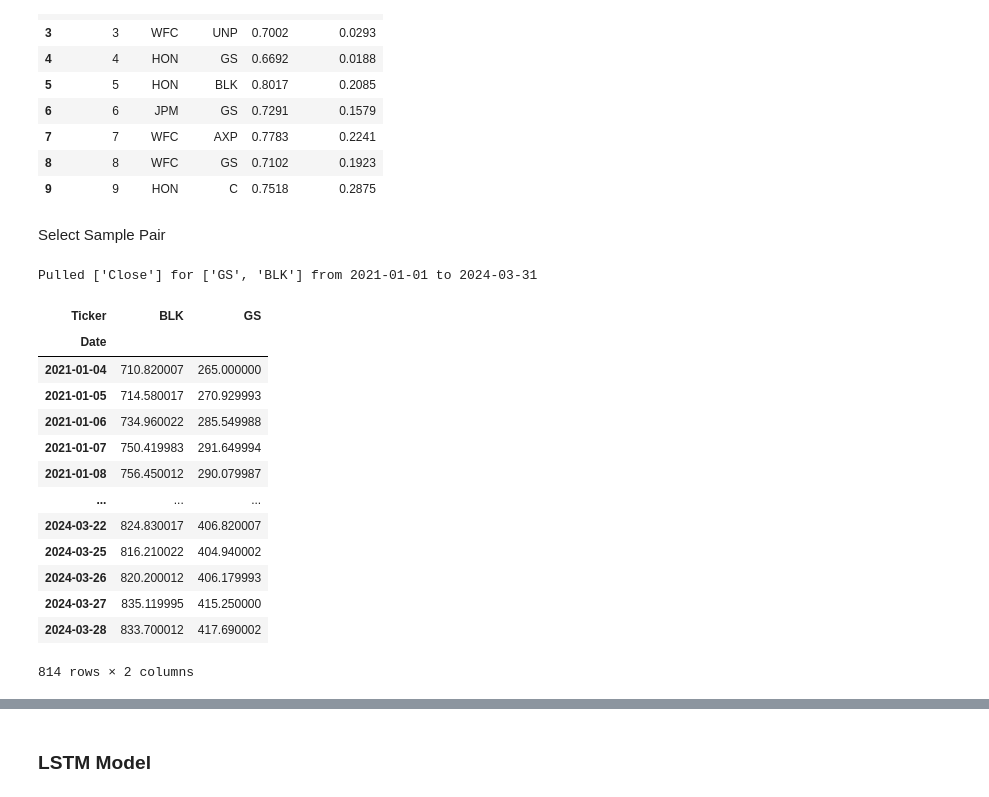
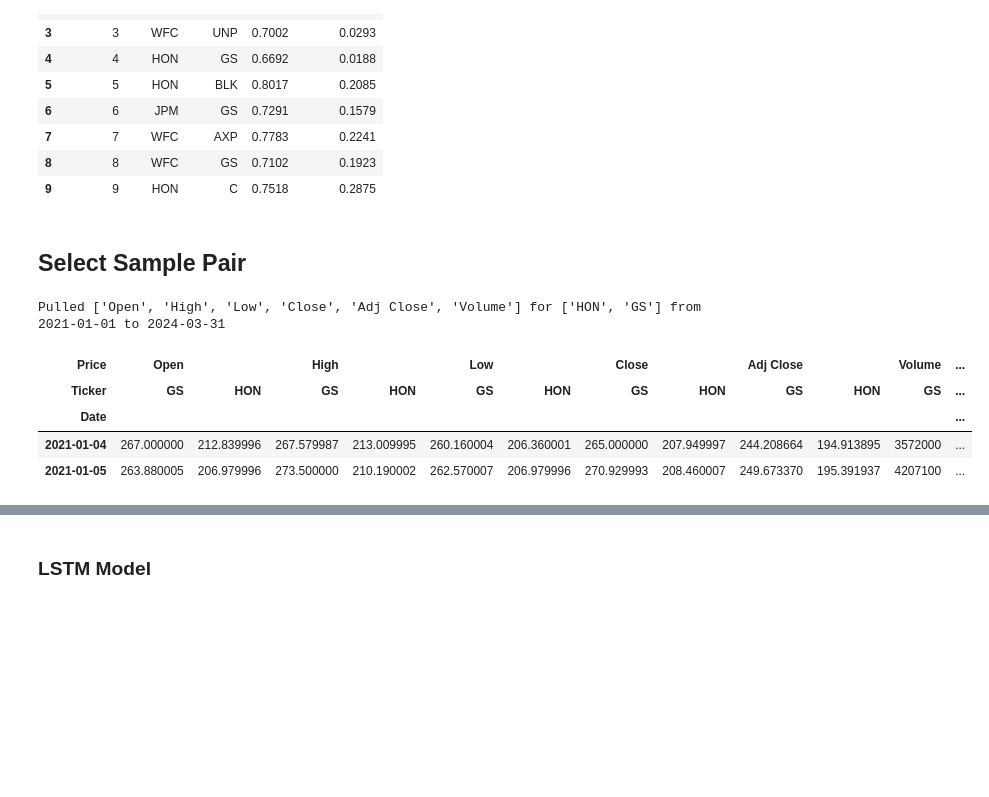
Before and after one commit to DarienNouri/Trading-Strategy-Project, a Jupyter notebook: strategies/Notebooks/spread_forecasting.ipynb, the cells around one changed output, grey strips where cells are left out. Saved outputs shown, nothing was run; the diff lists cells and outputs as text; code cells hidden in the pictures; blank space fills up the shorter version.

```diff
--- a/strategies/Notebooks/spread_forecasting.ipynb
+++ b/strategies/Notebooks/spread_forecasting.ipynb
@@ -62,29 +59,23 @@ pairs_df.head(10)
 | 8 | 8 | WFC | GS | 0.7102 | 0.1923 |
 | 9 | 9 | HON | C | 0.7518 | 0.2875 |
 # %% [markdown]
-Select Sample Pair
+## Select Sample Pair
 # %%
-pair = pairs_df.iloc[0]
+# Select a pair
+PAIR_IDX = 4
+
+pair = pairs_df.iloc[PAIR_IDX]
 ticker_0 = pair["ticker_0"]
 ticker_1 = pair["ticker_1"]
 start_date = "2021-01-01"
 end_date = "2024-03-31"
 dl = DataUtils(verbose=False)
-data = dl.get_data([ticker_0, ticker_1], start_date, end_date)
-data
+data = dl.get_data([ticker_0, ticker_1], start_date, end_date, price_type="All")
+data.head(2)
 # %% [output]
-Pulled ['Close'] for ['GS', 'BLK'] from 2021-01-01 to 2024-03-31
+Pulled ['Open', 'High', 'Low', 'Close', 'Adj Close', 'Volume'] for ['HON', 'GS'] from 2021-01-01 to 2024-03-31
-| Ticker | BLK | GS |
-| Date |  |  |
-| 2021-01-04 | 710.820007 | 265.000000 |
-| 2021-01-05 | 714.580017 | 270.929993 |
-| 2021-01-06 | 734.960022 | 285.549988 |
-| 2021-01-07 | 750.419983 | 291.649994 |
-| 2021-01-08 | 756.450012 | 290.079987 |
-| ... | ... | ... |
-| 2024-03-22 | 824.830017 | 406.820007 |
-| 2024-03-25 | 816.210022 | 404.940002 |
-| 2024-03-26 | 820.200012 | 406.179993 |
-| 2024-03-27 | 835.119995 | 415.250000 |
-| 2024-03-28 | 833.700012 | 417.690002 |
+| Price | Open |  | High |  | Low |  | Close |  | Adj Close |  | Volume | ... |
+| Ticker | GS | HON | GS | HON | GS | HON | GS | HON | GS | HON | GS | ... |
+| Date |  |  |  |  |  |  |  |  |  |  |  | ... |
+| 2021-01-04 | 267.000000 | 212.839996 | 267.579987 | 213.009995 | 260.160004 | 206.360001 | 265.000000 | 207.949997 | 244.208664 | 194.913895 | 3572000 | ... |
+| 2021-01-05 | 263.880005 | 206.979996 | 273.500000 | 210.190002 | 262.570007 | 206.979996 | 270.929993 | 208.460007 | 249.673370 | 195.391937 | 4207100 | ... |
-814 rows × 2 columns
```
Also changed, not shown: parts of 32 cells of this notebook, 2 other files.
